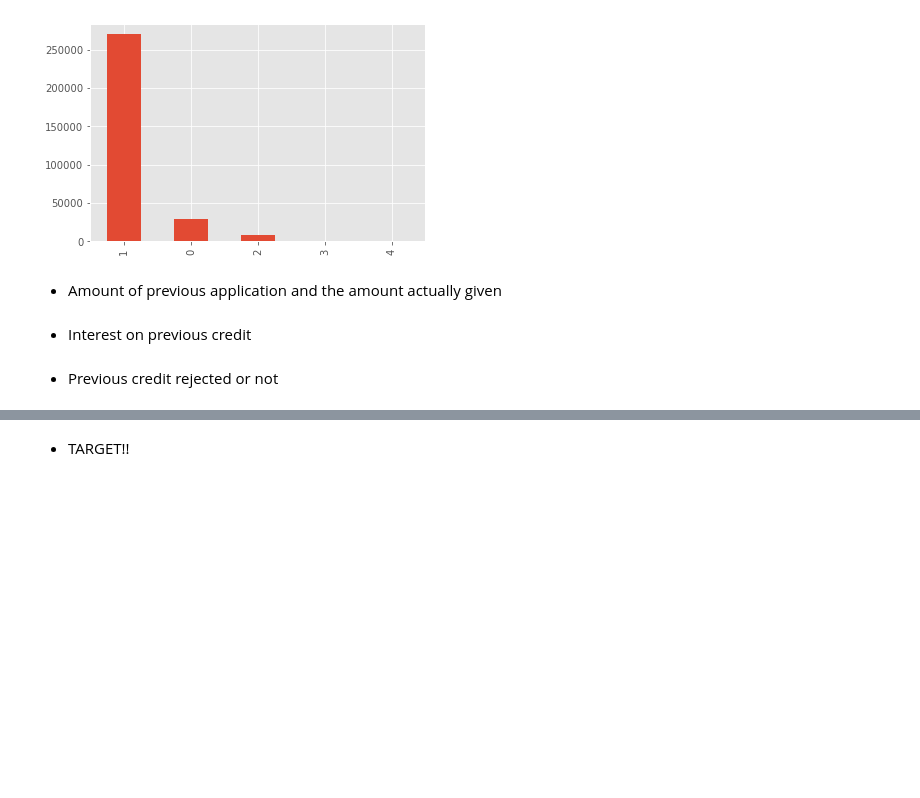
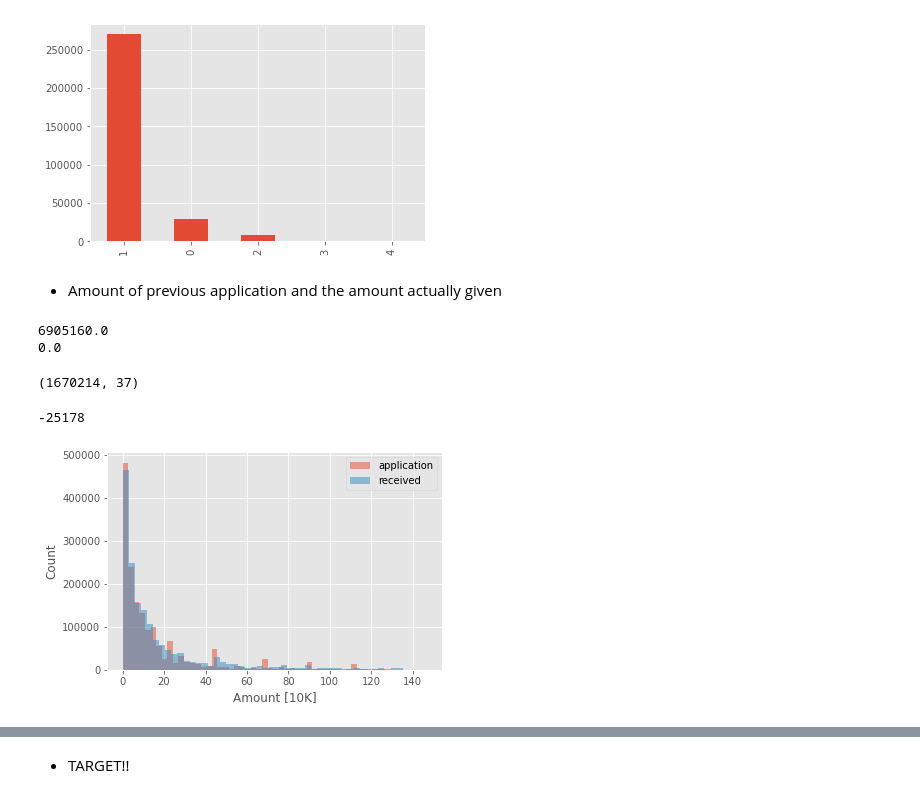
Before and after one commit to LenaChretien/Credit-Card-Fraud, a Jupyter notebook: Credit_card_fraud.ipynb, the cells around one changed output, grey strips where cells are left out. Drawn from its saved outputs; the diff is of its cells as text; code cells hidden in the pictures; blank space fills up the shorter version.

```diff
--- a/Credit_card_fraud.ipynb
+++ b/Credit_card_fraud.ipynb
@@ -426,7 +430,38 @@ dtype: int64
 [figure]
 # %% [markdown]
 - Amount of previous application and the amount actually given
-# %% [markdown]
-- Interest on previous credit
-# %% [markdown]
-- Previous credit rejected or not
+# %%
+print(max(pre_app['AMT_APPLICATION']))
+print(min(pre_app['AMT_CREDIT']))
+# %% [output]
+6905160.0
+0.0
+# %%
+pre_app.shape
+# %% [output]
+(1670214, 37)
+# %%
+scatter_df = pre_app[['AMT_APPLICATION','AMT_CREDIT','SK_ID_CURR']]
+scatter_df = scatter_df.loc[scatter_df.apply(lambda x: np.abs(x - x.mean()) / x.std() < 4).all(axis = 1)]
+
+print(scatter_df.shape[0] - pre_app.shape[0])
+
+
+#scatter_df.plot(x = 'SK_ID_CURR', y = 'AMT_APPLICATION')
+# %% [output]
+-25178
+# %%
+fig, ax = plt.subplots()
+x = (scatter_df['AMT_APPLICATION']/10000)
+y = (scatter_df['AMT_CREDIT']/10000)
+
+bins = 50
+
+plt.hist(x, bins, alpha=0.5, label='application')
+plt.hist(y, bins, alpha=0.5, label='received')
+plt.legend(loc='upper right')
+plt.xlabel("Amount [10K]")
+plt.ylabel("Count")
+plt.show()
+# %% [output]
+[figure, added]
```
Also changed, not shown: parts of 14 cells of this notebook.
